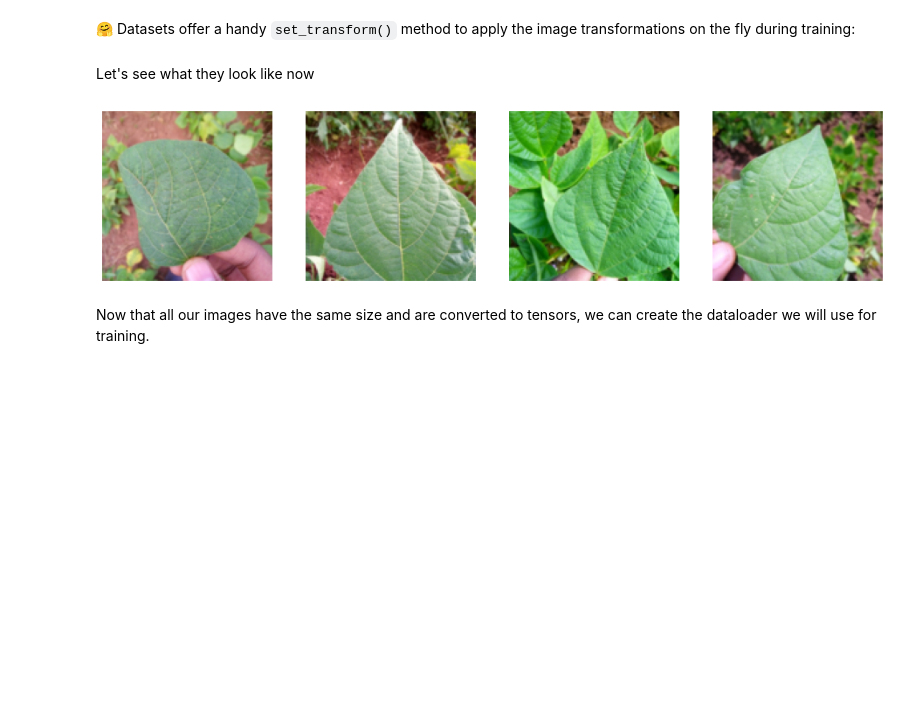
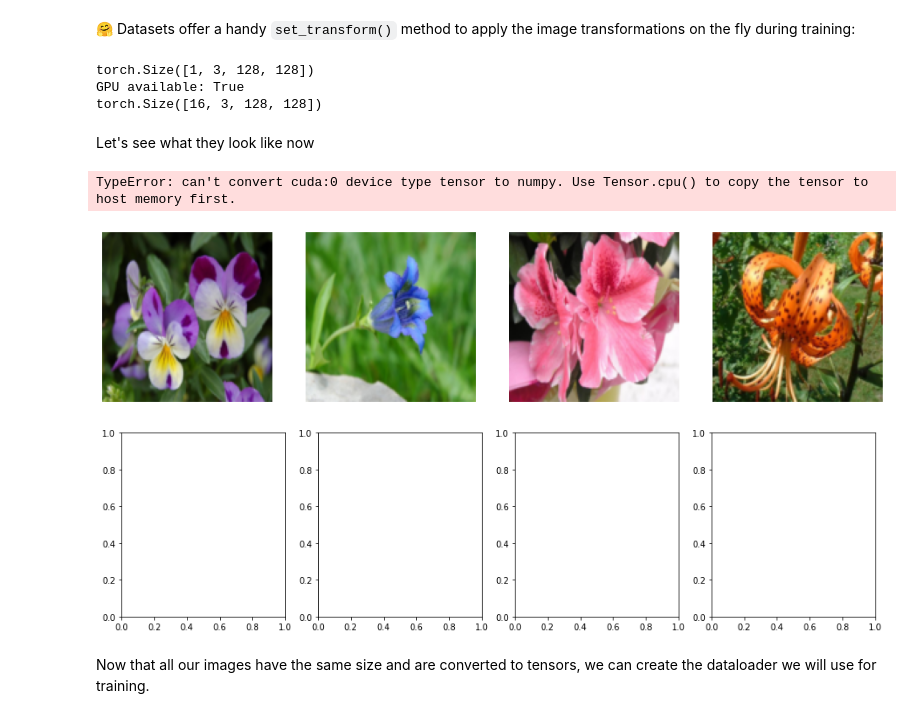
Before and after one commit to directedbit/fictional-train, a Jupyter notebook: diffusers_training_example.ipynb, the cells around one changed output. Saved outputs shown, nothing was run; the diff lists cells and outputs as text; code cells hidden in the pictures; blank space fills up the shorter version.

Commit message:
saving image

```diff
--- a/diffusers_training_example.ipynb
+++ b/diffusers_training_example.ipynb
@@ -158,13 +162,14 @@ from datasets import load_dataset, concatenate_datasets
 
 # Feel free to try other datasets from https://hf.co/huggan/ too!
 # Here's is a dataset of flower photos:
-# config.dataset = "huggan/flowers-102-categories"
-# dataset = load_dataset(config.dataset, split="train")
+config.dataset = "huggan/flowers-102-categories"
+dataset = load_dataset(config.dataset, split="train")
 
-config.dataset = "leaves and butterflies"
-leaves = load_dataset("beans", split="train")
-butterflies = load_dataset("huggan/smithsonian_butterflies_subset", split="train")
-dataset = concatenate_datasets([leaves, butterflies])
+#config.dataset = "butterflies"
+#leaves = load_dataset("beans", split="train")
+#butterflies = load_dataset("huggan/smithsonian_butterflies_subset", split="train")
+#dataset = concatenate_datasets([leaves, butterflies])
+#dataset = butterflies
 
 # Or just load images from a local folder!
 # config.dataset = "imagefolder"
@@ -217,16 +228,48 @@ def transform(examples):
     return {"images": images}
 
 dataset.set_transform(transform)
+# %%
+from PIL import Image
+import torch
+from torchvision import transforms
+
+#now check shape against my own initialising image
+preprocess = transforms.Compose(
+            [
+                transforms.Resize((config.image_size, config.image_size )),
+                transforms.ToTensor(),
+                transforms.Normalize([0.5], [0.5]),
+            ])
+test_face = Image.open("./testface.jpg")
+test_face = preprocess(test_face.convert("RGB"))
+test_face = torch.unsqueeze(test_face, 0)
+print(test_face.shape)
+# now make it the size of the sample batch
+test_faces = torch.cat(config.eval_batch_size*[test_face],dim=0)
+print(f'GPU available: {torch.cuda.is_available()}')
+print(test_faces.shape)
+# %% [output]
+torch.Size([1, 3, 128, 128])
+GPU available: True
+torch.Size([16, 3, 128, 128])
 # %% [markdown]
 Let's see what they look like now
 # %%
 fig, axs = plt.subplots(1, 4, figsize=(16, 4))
 for i, image in enumerate(dataset[:4]["images"]):
     axs[i].imshow(image.permute(1, 2, 0).numpy() / 2 + 0.5)
     axs[i].set_axis_off()
 fig.show()
+
+fig2, axs2 = plt.subplots(1, 4, figsize=(16, 4))
+for i, image in enumerate(test_faces[:4]):
+    axs2[i].imshow(image.permute(1, 2, 0).numpy() / 2 + 0.5)
+    axs2[i].set_axis_off()
+fig2.show()
 # %% [output]
+TypeError: can't convert cuda:0 device type tensor to numpy. Use Tensor.cpu() to copy the tensor to host memory first.
-[figure, old version]
+[figure, new version]
+[figure, added]
 # %% [markdown]
 Now that all our images have the same size and are converted to tensors, we can create the dataloader we will use for training.
 # %%
```
Also changed, not shown: parts of 15 cells of this notebook, 1 other file.
